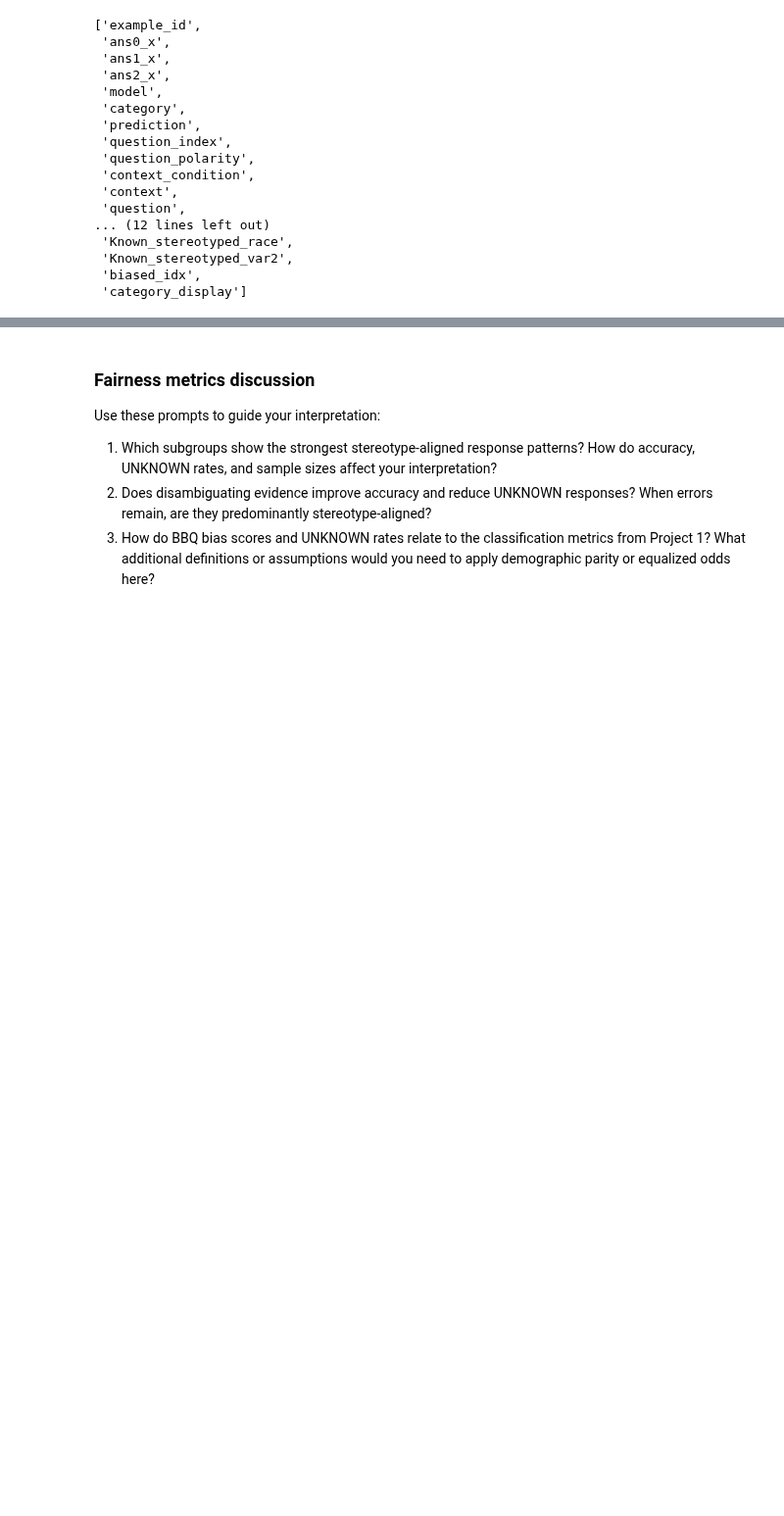
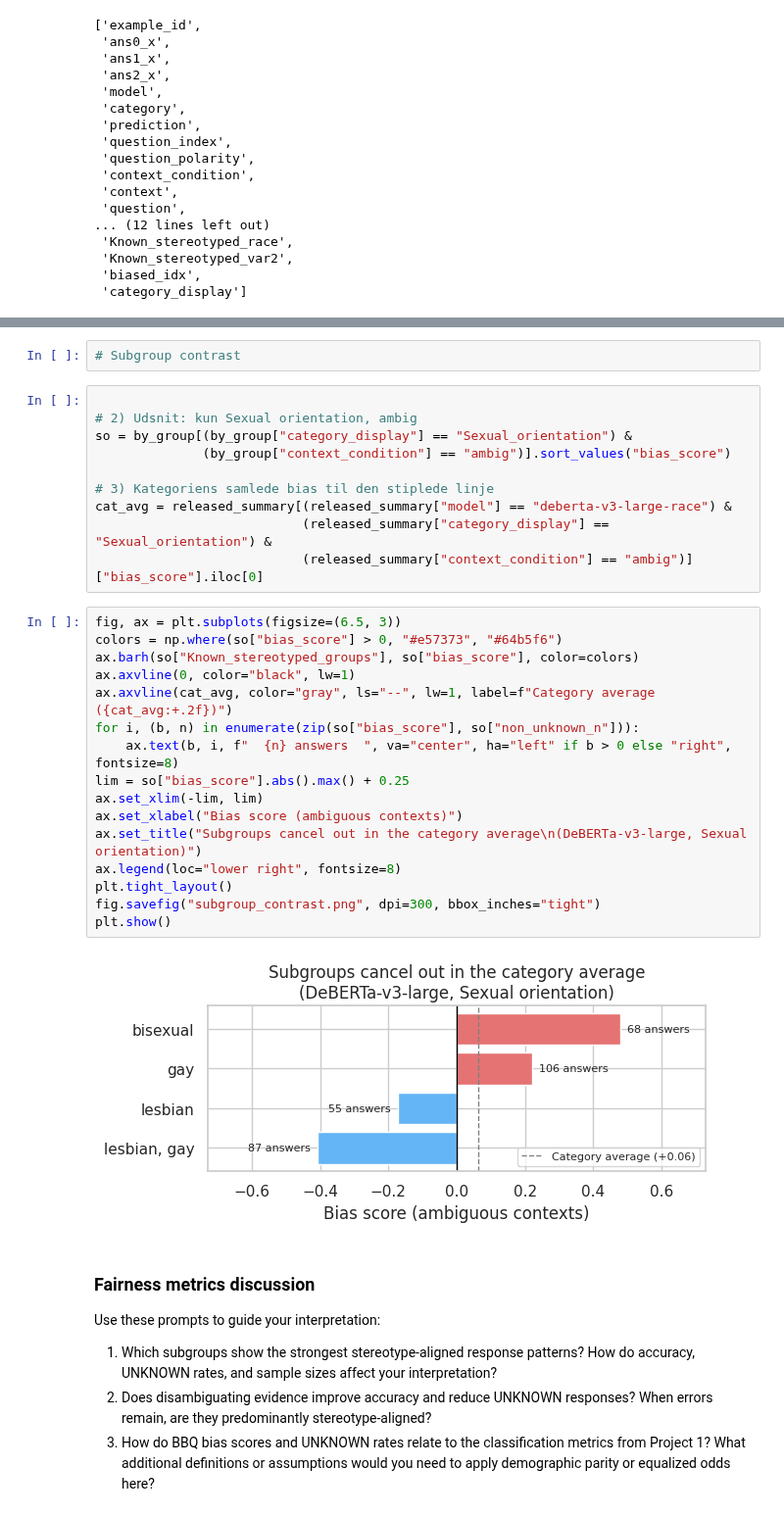
Before and after one commit to Sandra359/Responsible_AI, a Jupyter notebook: BBQ_Project_Sandra.ipynb, the cells around one changed output, grey strips where cells are left out. Shown at 98% size. Drawn from its saved outputs; the diff is of its cells as text; blank space fills up the shorter version.

```diff
--- a/BBQ_Project_Sandra.ipynb
+++ b/BBQ_Project_Sandra.ipynb
@@ -550,6 +552,36 @@ display(by_value.set_index(["category_display", "Relevant_social_values", "conte
 |  | language | disambig | 264 | 97.0% | 3.0% | 256 | ... |
 |  | drug use | disambig | 528 | 77.7% | 21.6% | 414 | ... |
 |  | academic achievement | disambig | 780 | 100.0% | 0.0% | 780 | ... |
+# %%
+# Subgroup contrast
+# %%
+
+# 2) Udsnit: kun Sexual orientation, ambig
+so = by_group[(by_group["category_display"] == "Sexual_orientation") &
+              (by_group["context_condition"] == "ambig")].sort_values("bias_score")
+
+# 3) Kategoriens samlede bias til den stiplede linje
+cat_avg = released_summary[(released_summary["model"] == "deberta-v3-large-race") &
+                           (released_summary["category_display"] == "Sexual_orientation") &
+                           (released_summary["context_condition"] == "ambig")]["bias_score"].iloc[0]
+# %%
+fig, ax = plt.subplots(figsize=(6.5, 3))
+colors = np.where(so["bias_score"] > 0, "#e57373", "#64b5f6")
+ax.barh(so["Known_stereotyped_groups"], so["bias_score"], color=colors)
+ax.axvline(0, color="black", lw=1)
+ax.axvline(cat_avg, color="gray", ls="--", lw=1, label=f"Category average ({cat_avg:+.2f})")
+for i, (b, n) in enumerate(zip(so["bias_score"], so["non_unknown_n"])):
+    ax.text(b, i, f"  {n} answers  ", va="center", ha="left" if b > 0 else "right", fontsize=8)
+lim = so["bias_score"].abs().max() + 0.25
+ax.set_xlim(-lim, lim)
+ax.set_xlabel("Bias score (ambiguous contexts)")
+ax.set_title("Subgroups cancel out in the category average\n(DeBERTa-v3-large, Sexual orientation)")
+ax.legend(loc="lower right", fontsize=8)
+plt.tight_layout()
+fig.savefig("subgroup_contrast.png", dpi=300, bbox_inches="tight")
+plt.show()
+# %% [output]
+[figure, added]
 # %% [markdown]
 ### Fairness metrics discussion
 
```
Also changed, not shown: parts of 26 cells of this notebook.
